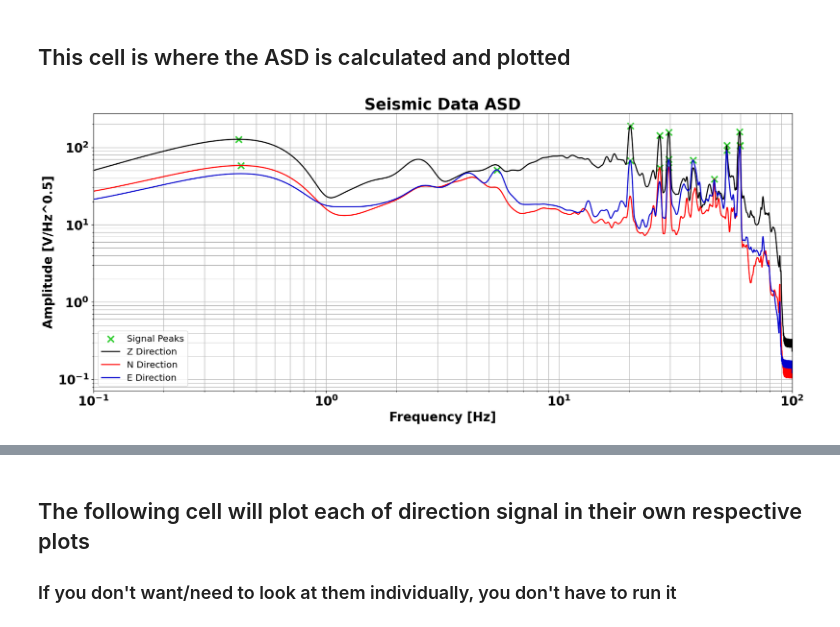
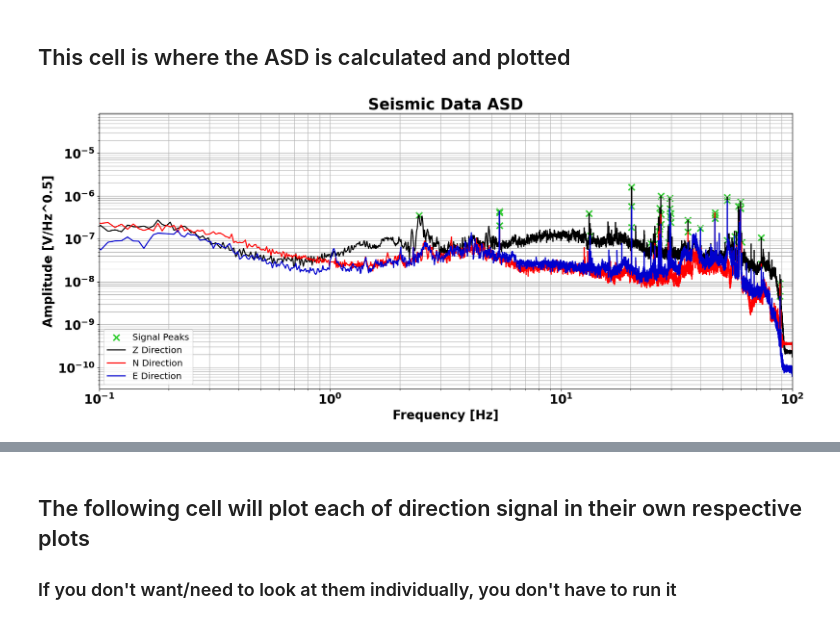
Before and after one commit to EquivocalBeing/Research_Code, a Jupyter notebook: Summer 2024/Seismometer_Analysis_Prime.ipynb, the cells around one changed output, grey strips where cells are left out. Drawn from its saved outputs; the diff is of its cells as text; code cells hidden in the pictures.

```diff
--- a/Summer 2024/Seismometer_Analysis_Prime.ipynb
+++ b/Summer 2024/Seismometer_Analysis_Prime.ipynb
@@ -46,9 +46,9 @@ seisn = pd.read_csv(r"C:\Users\cacam\Documents\data_files\huddle_files\2024-08-1
 seise = pd.read_csv(r"C:\Users\cacam\Documents\data_files\huddle_files\2024-08-14-N_2.csv", delimiter=',')
 
 tim = seisz['Time']
-z = seisz['Sample'] #* 10 ** -3
-n = seisn['Sample'] #* 10 ** -3
-e = seise['Sample'] #* 10 ** -3
+z = seisz['Sample'] * 0.0015 * 10 ** -6
+n = seisn['Sample'] * 0.0015 * 10 ** -6
+e = seise['Sample'] * 0.0015 * 10 ** -6
 
 ################################################ Do not change this value ######################################################
 fs = 200
@@ -299,6 +303,12 @@ y_min = 50e-4
 
 x_max = 100
 x_min = 0.1
+
+###################################################### fft length ##############################################################
+fft_length = 128
+
+################################################# Precent FFT Overlap ##########################################################
+overlap = 50 # 50% fft overlap
 # %%
 ################################################################################################################################
 ######################################## The PSD is calculated via welch from scipy ############################################
@@ -307,13 +317,14 @@ warnings.simplefilter('ignore')
 
 ############ If you don't want to look at the whole time series, you can add '1' to the variables, i.e k1, j1, i1 ##############
 
-f_z, Pxx_den_z = signal.welch(z, fs, window= 'hamming', nperseg= (fs *2), nfft= (fs *100), noverlap= round(fs / 2) )
-f_n, Pxx_den_n = signal.welch(n, fs, window= 'hamming', nperseg= (fs *2), nfft= (fs *100), noverlap= round(fs / 2) )
-f_e, Pxx_den_e = signal.welch(e, fs, window= 'hamming', nperseg= (fs *2), nfft= (fs *100), noverlap= round(fs / 2) )
+f_z, Pxx_den_z = signal.welch(z, fs, window= 'hamming', nperseg= (fs *fft_length), noverlap= round(fs *(overlap *0.01)) )
+f_n, Pxx_den_n = signal.welch(n, fs, window= 'hamming', nperseg= (fs *fft_length), noverlap= round(fs *(overlap *0.01)) )
+f_e, Pxx_den_e = signal.welch(e, fs, window= 'hamming', nperseg= (fs *fft_length), noverlap= round(fs *(overlap *0.01)) )
 
 ################### nfft is how long the fft bin lengths, noverlap is bin overlap, window is the window used ###################
 ####################### We used 100 sec bins, 0.5 sec overlap, and hamming window, these can be changed ########################
 ################################################ # DO NOT CHANGE/REMOVE 'fs' # #################################################
+
 
 az = np.sqrt(Pxx_den_z)
 an = np.sqrt(Pxx_den_n) ################################ This turns the PSD into an ASD ########################################
@@ -325,9 +336,9 @@ log_n = np.log(an) ############ The log of each PSD must be found in order to fi
 log_e = np.log(ae)
 
 
-peak_z, _ = signal.find_peaks(log_z, prominence = 1.2) ############## This is where the frequencies are found ##################
-peak_n, _ = signal.find_peaks(log_n, prominence = 1.2) ############### If some are missed or there are extra ###################
-peak_e, _ = signal.find_peaks(log_e, prominence = 1.2) ########## you will need to change the prominence variable ##############
+peak_z, _ = signal.find_peaks(log_z, prominence = 2) ############## This is where the frequencies are found ##################
+peak_n, _ = signal.find_peaks(log_n, prominence = 2) ############### If some are missed or there are extra ###################
+peak_e, _ = signal.find_peaks(log_e, prominence = 2) ########## you will need to change the prominence variable ##############
 
 
 ################################################################################################################################
@@ -340,31 +351,31 @@ plt.scatter(f_z[peak_z], az[peak_z], s = 100, color = 'limegreen', marker = 'x',
 plt.scatter(f_n[peak_n], an[peak_n], s = 100, color = 'limegreen', marker = 'x',
             linewidths = 2.5)
 plt.scatter(f_e[peak_e], ae[peak_e], s = 100, color = 'limegreen', marker = 'x',
             linewidths = 2.5)
 
 ###################################################### PLots data ##############################################################
 
 plt.yscale('log')
 plt.xscale('log')
 
 plt.plot(f_z, az, color = 'black', linewidth = 1.75, label = 'Z Direction')
 plt.plot(f_n, an, color = 'red', linewidth = 1.75, label = 'N Direction')
 plt.plot(f_e, ae, color = 'mediumblue', linewidth = 1.75, label = 'E Direction')
 
 plt.legend(loc = "lower left", fontsize = 14.5)
 
 plt.title("Seismic Data ASD", fontweight = 'bold', fontsize = 25)
 plt.xlabel("Frequency [Hz]", fontweight = "bold", fontsize = 20)
 plt.ylabel("Amplitude [V/Hz^0.5]", fontweight = "bold", fontsize = 20)
 
 plt.yticks(fontsize = 20, fontweight = "bold")
 plt.xticks(fontsize = 20, fontweight = "bold")
 
 #plt.ylim(y_min,y_max)
 plt.xlim(x_min,x_max)
 
 plt.grid(True, which="both", ls="-")
 
 #plt.savefig('**place_img_name_here.format**', bbox_inches='tight')
 # %% [output]
-[figure, old version]
+[figure, new version]
```
Also changed, not shown: parts of 10 cells of this notebook, 2 other files.
